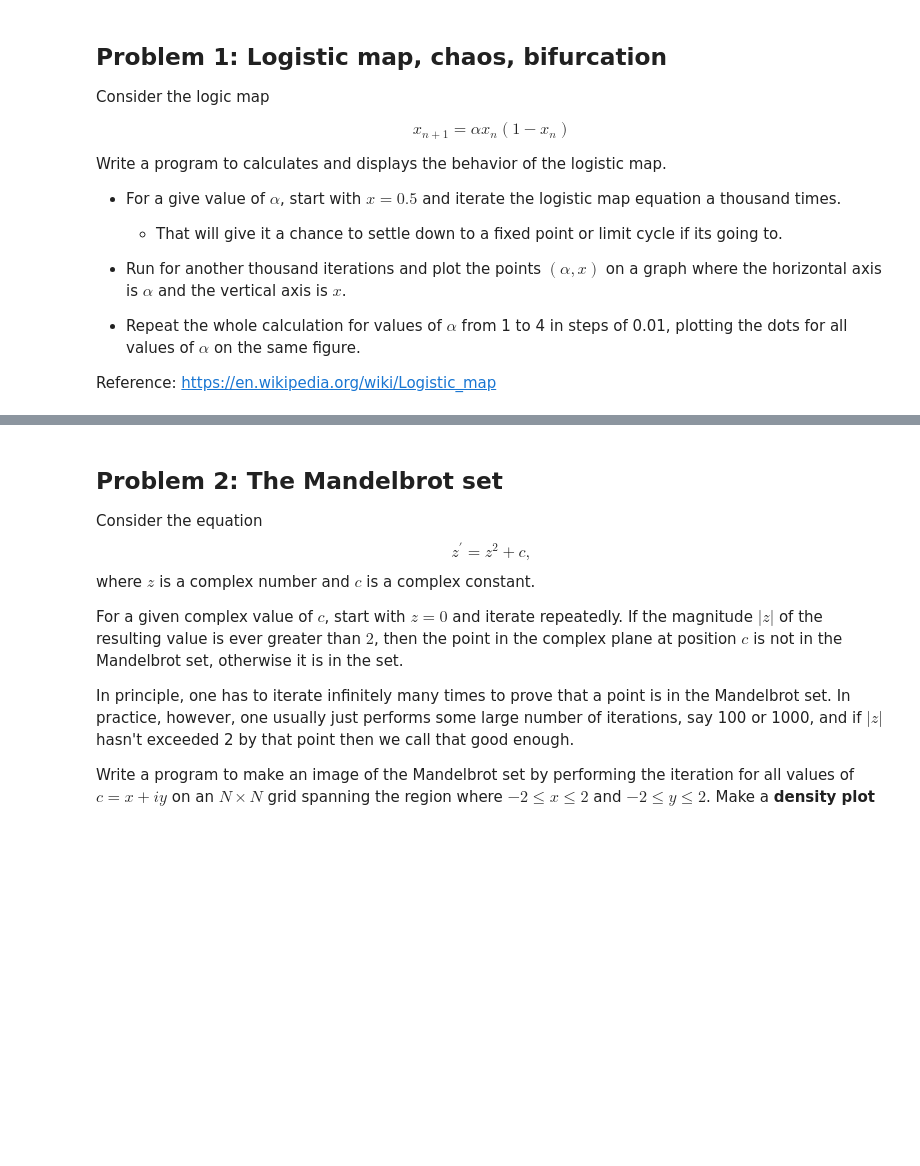
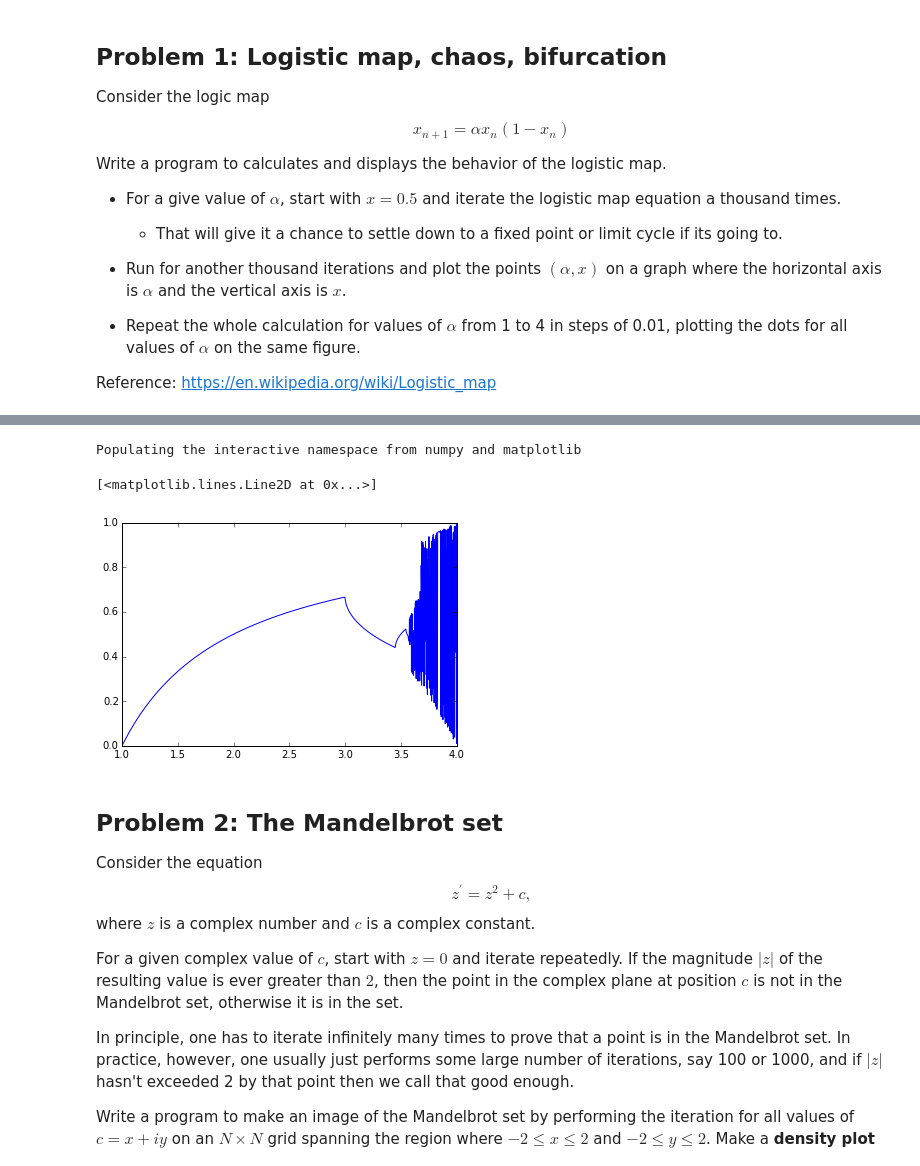
Before and after one commit to pcchen/NTHU10320PHYS290000, a Jupyter notebook: student/103022131/Homework3.ipynb, the cells around one changed output, grey strips where cells are left out. Cells and saved outputs as stored; diff of their text form; code cells hidden in the pictures; blank space fills up the shorter version.

```diff
--- a/student/103022131/Homework3.ipynb
+++ b/student/103022131/Homework3.ipynb
@@ -19,21 +19,3 @@ Write a program to calculates and displays the behavior of the logistic map.
 * Repeat the whole calculation for values of $\alpha$ from 1 to 4 in steps of 0.01, plotting the dots for all values of $\alpha$ on the same figure.
 
 Reference: https://en.wikipedia.org/wiki/Logistic_map
-# %%
-# Problem 1
-%pylab inline
-
-
-def f(a):
-    if x==f(a):
-     return break
-    else:
-        a= linspace(1, 4,0.01)
-        for b in a,x:
-            return bx(1-x)
-
-
-a= linspace(1, 4,0.01)
-x = f(a)
-plot(a, x)
-show()
@@ -42,3 +22,24 @@ SyntaxError: invalid syntax (<ipython-input-46-82fbe9c6b1d7>, line 7)
+# %%
+# Problem 1
+%pylab inline
+def logic_map(a):
+    x=0.5
+    times=0
+    while times <1000 and x != 1-a**(-1):
+        x=a*x*(1-x)
+        times=times+1
+    return x
+
+q=arange(1.0,4.0,0.001)
+p=[]
+for i in arange(1.0,4.0,0.001):
+    p.append(logic_map(i))
+
+plot(q,p)
+# %% [output]
+Populating the interactive namespace from numpy and matplotlib
+[<matplotlib.lines.Line2D at 0x...>]
+[figure, added]
 # %% [markdown]
 ## Problem 2: The Mandelbrot set
 
```
Also changed, not shown: parts of 4 cells of this notebook.
